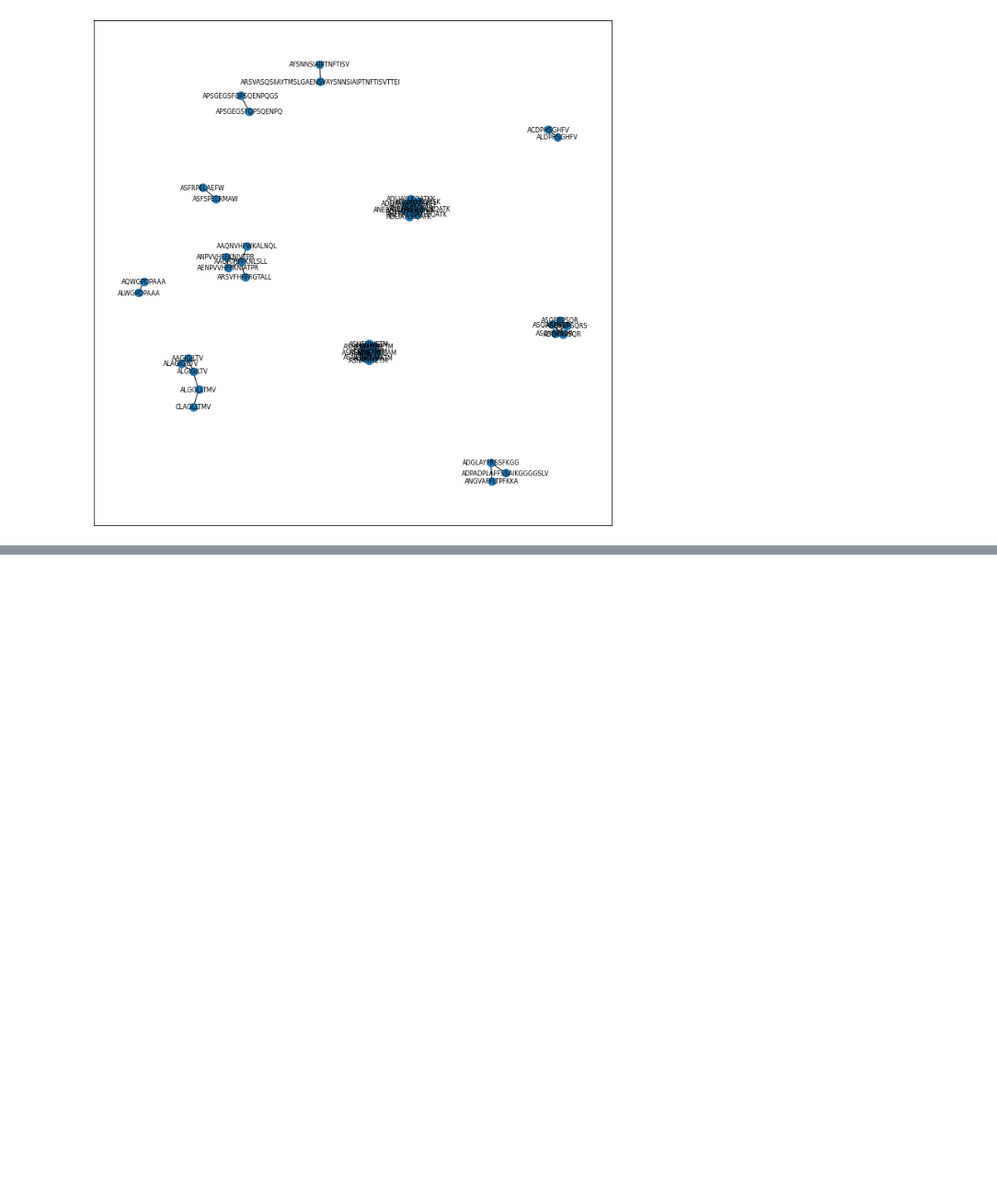
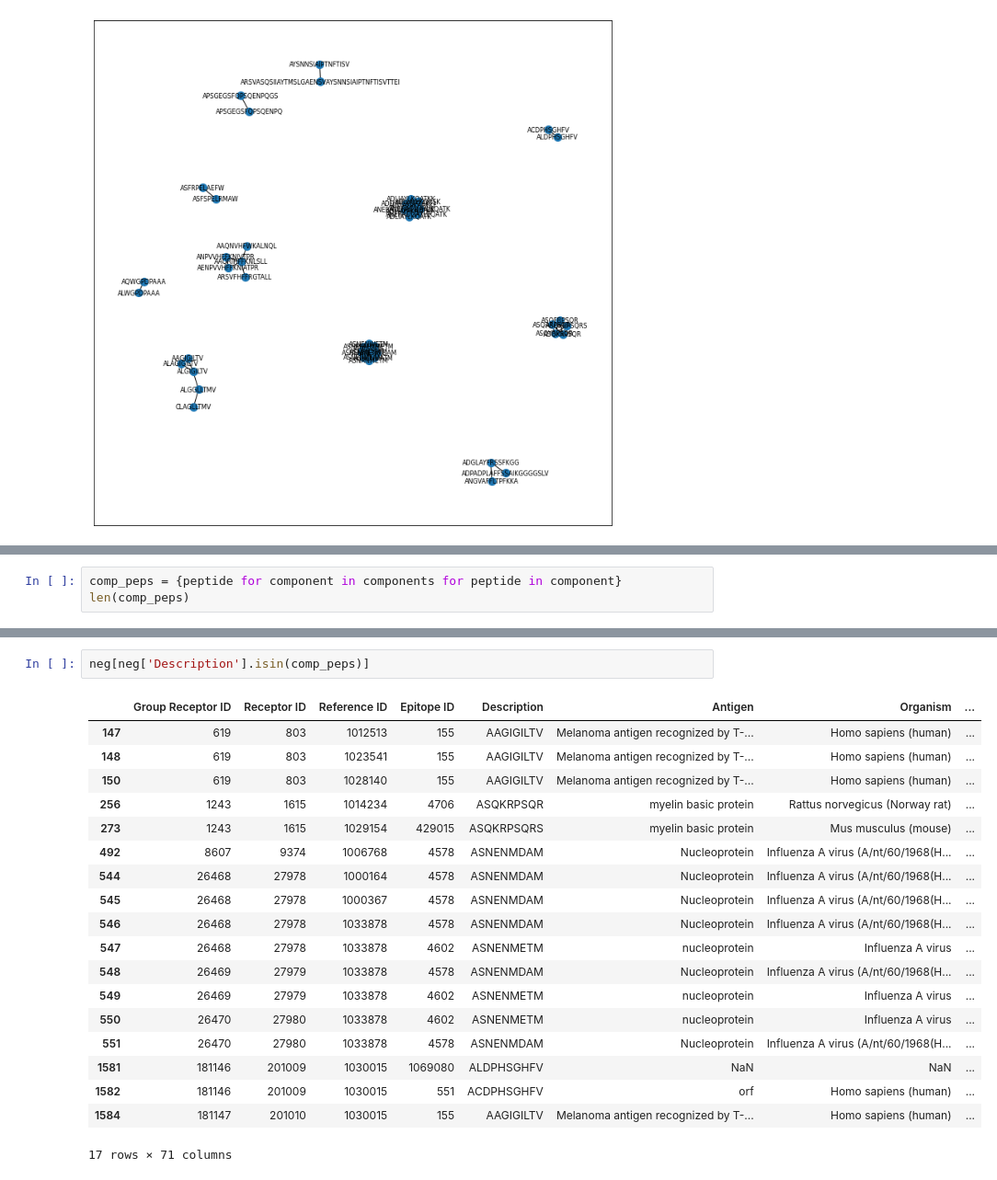
Before and after one commit to swansonk14/tcr-bert, a Jupyter notebook: jupyter/peptide_similarity.ipynb, the cells around one changed output, grey strips where cells are left out. Shown at 92% size. Saved outputs shown, nothing was run; the diff lists cells and outputs as text; blank space fills up the shorter version.

```diff
--- a/jupyter/peptide_similarity.ipynb
+++ b/jupyter/peptide_similarity.ipynb
@@ -239,0 +267,3 @@ ASTGSYGYT: 2
+# %%
+comp_peps = {peptide for component in components for peptide in component}
+len(comp_peps)
@@ -239,0 +282,22 @@ ASTGSYGYT: 2
+# %%
+neg[neg['Description'].isin(comp_peps)]
+# %% [output]
+|  | Group Receptor ID | Receptor ID | Reference ID | Epitope ID | Description | Antigen | Organism | ... |
+| 147 | 619 | 803 | 1012513 | 155 | AAGIGILTV | Melanoma antigen recognized by T-... | Homo sapiens (human) | ... |
+| 148 | 619 | 803 | 1023541 | 155 | AAGIGILTV | Melanoma antigen recognized by T-... | Homo sapiens (human) | ... |
+| 150 | 619 | 803 | 1028140 | 155 | AAGIGILTV | Melanoma antigen recognized by T-... | Homo sapiens (human) | ... |
+| 256 | 1243 | 1615 | 1014234 | 4706 | ASQKRPSQR | myelin basic protein | Rattus norvegicus (Norway rat) | ... |
+| 273 | 1243 | 1615 | 1029154 | 429015 | ASQKRPSQRS | myelin basic protein | Mus musculus (mouse) | ... |
+| 492 | 8607 | 9374 | 1006768 | 4578 | ASNENMDAM | Nucleoprotein | Influenza A virus (A/nt/60/1968(H... | ... |
+| 544 | 26468 | 27978 | 1000164 | 4578 | ASNENMDAM | Nucleoprotein | Influenza A virus (A/nt/60/1968(H... | ... |
+| 545 | 26468 | 27978 | 1000367 | 4578 | ASNENMDAM | Nucleoprotein | Influenza A virus (A/nt/60/1968(H... | ... |
+| 546 | 26468 | 27978 | 1033878 | 4578 | ASNENMDAM | Nucleoprotein | Influenza A virus (A/nt/60/1968(H... | ... |
+| 547 | 26468 | 27978 | 1033878 | 4602 | ASNENMETM | nucleoprotein | Influenza A virus | ... |
+| 548 | 26469 | 27979 | 1033878 | 4578 | ASNENMDAM | Nucleoprotein | Influenza A virus (A/nt/60/1968(H... | ... |
+| 549 | 26469 | 27979 | 1033878 | 4602 | ASNENMETM | nucleoprotein | Influenza A virus | ... |
+| 550 | 26470 | 27980 | 1033878 | 4602 | ASNENMETM | nucleoprotein | Influenza A virus | ... |
+| 551 | 26470 | 27980 | 1033878 | 4578 | ASNENMDAM | Nucleoprotein | Influenza A virus (A/nt/60/1968(H... | ... |
+| 1581 | 181146 | 201009 | 1030015 | 1069080 | ALDPHSGHFV | NaN | NaN | ... |
+| 1582 | 181146 | 201009 | 1030015 | 551 | ACDPHSGHFV | orf | Homo sapiens (human) | ... |
+| 1584 | 181147 | 201010 | 1030015 | 155 | AAGIGILTV | Melanoma antigen recognized by T-... | Homo sapiens (human) | ... |
+17 rows × 71 columns
```
Also changed, not shown: parts of 10 cells of this notebook.
